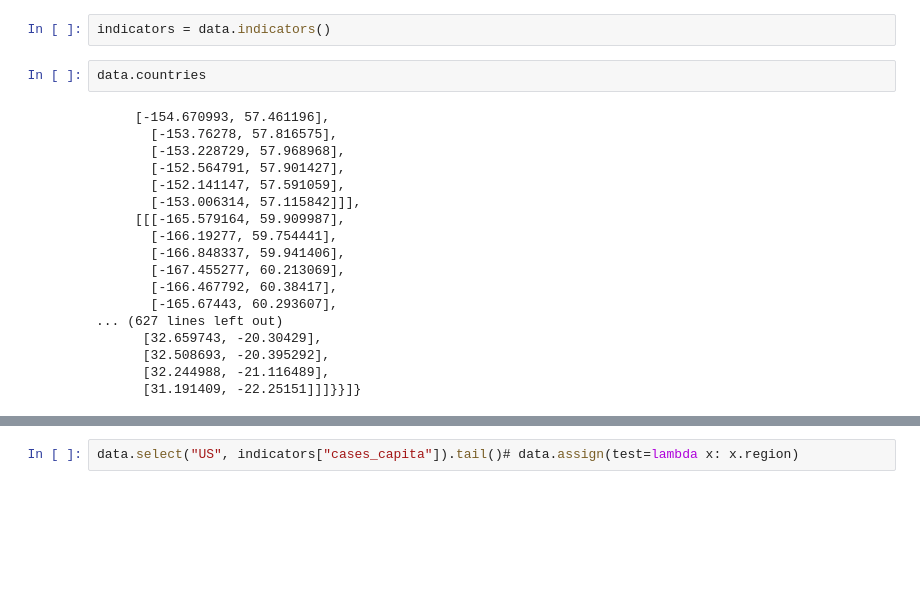
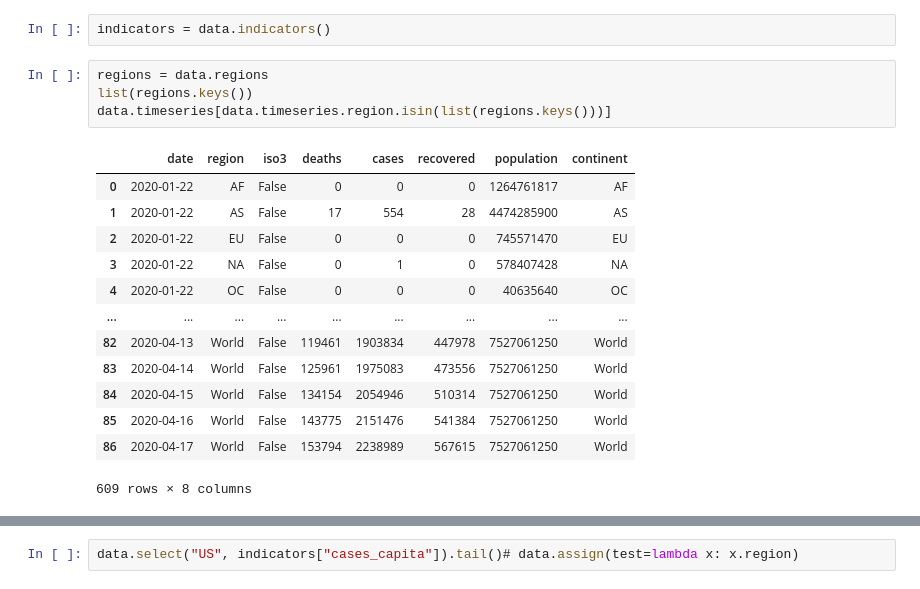
Before and after one commit to ditori1976/covid_app, a Jupyter notebook: Middleware.ipynb, the cells around one changed output, grey strips where cells are left out. Drawn from its saved outputs; the diff is of its cells as text; blank space fills up the shorter version.

Commit message:
Title: continents, optimized request for countries

```diff
--- a/Middleware.ipynb
+++ b/Middleware.ipynb
@@ -30,22 +29,20 @@ Wall time: 5.19 s
 # %%
 indicators = data.indicators()
-# %%
-data.countries
-# %% [output]
-     [-154.670993, 57.461196],
-       [-153.76278, 57.816575],
-       [-153.228729, 57.968968],
-       [-152.564791, 57.901427],
-       [-152.141147, 57.591059],
-       [-153.006314, 57.115842]]],
-     [[[-165.579164, 59.909987],
-       [-166.19277, 59.754441],
-       [-166.848337, 59.941406],
-       [-167.455277, 60.213069],
-       [-166.467792, 60.38417],
-       [-165.67443, 60.293607],
-... (627 lines left out)
-      [32.659743, -20.30429],
-      [32.508693, -20.395292],
-      [32.244988, -21.116489],
-      [31.191409, -22.25151]]]}}]}
+# %%
+regions = data.regions
+list(regions.keys())
+data.timeseries[data.timeseries.region.isin(list(regions.keys()))]
+# %% [output]
+|  | date | region | iso3 | deaths | cases | recovered | population | continent |
+| 0 | 2020-01-22 | AF | False | 0 | 0 | 0 | 1264761817 | AF |
+| 1 | 2020-01-22 | AS | False | 17 | 554 | 28 | 4474285900 | AS |
+| 2 | 2020-01-22 | EU | False | 0 | 0 | 0 | 745571470 | EU |
+| 3 | 2020-01-22 | NA | False | 0 | 1 | 0 | 578407428 | NA |
+| 4 | 2020-01-22 | OC | False | 0 | 0 | 0 | 40635640 | OC |
+| ... | ... | ... | ... | ... | ... | ... | ... | ... |
+| 82 | 2020-04-13 | World | False | 119461 | 1903834 | 447978 | 7527061250 | World |
+| 83 | 2020-04-14 | World | False | 125961 | 1975083 | 473556 | 7527061250 | World |
+| 84 | 2020-04-15 | World | False | 134154 | 2054946 | 510314 | 7527061250 | World |
+| 85 | 2020-04-16 | World | False | 143775 | 2151476 | 541384 | 7527061250 | World |
+| 86 | 2020-04-17 | World | False | 153794 | 2238989 | 567615 | 7527061250 | World |
+609 rows × 8 columns
```
Also changed, not shown: parts of 4 cells of this notebook, 3 other files.
